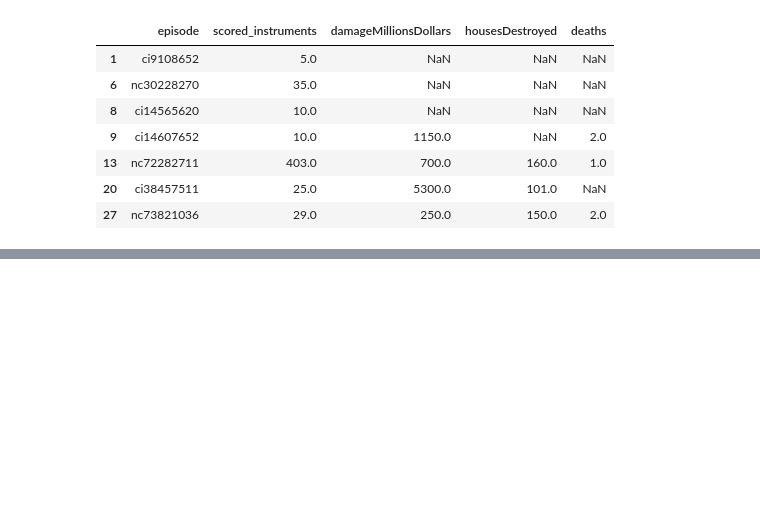
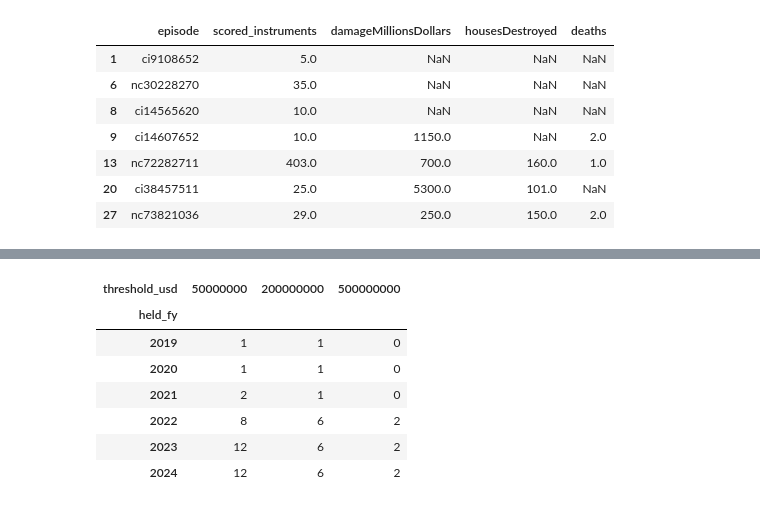
Before and after one commit to leonmarienga/ML-thesis, a Jupyter notebook: research/THESIS_REPRODUCTION.ipynb, the cells around one changed output, grey strips where cells are left out. Saved outputs shown, nothing was run; the diff lists cells and outputs as text; code cells hidden in the pictures; blank space fills up the shorter version.

```diff
--- a/research/THESIS_REPRODUCTION.ipynb
+++ b/research/THESIS_REPRODUCTION.ipynb
@@ -523,0 +528,19 @@ linked[["episode", "scored_instruments", "damageMillionsDollars", "housesDestroy
+# %%
+from pathlib import Path
+import pandas as pd
+
+continuous = Path("research/continuous")
+if not continuous.exists():
+    continuous = Path("continuous")
+maturity = pd.read_csv(continuous / "horizons/results/past_only_support.csv")
+mature = maturity.query('policy == "elapsed_36m_plus_90d_at_origin"')
+mature.pivot(index="held_fy", columns="threshold_usd", values="exceedance_episodes")
+# %% [output]
+| threshold_usd | 50000000 | 200000000 | 500000000 |
+| held_fy |  |  |  |
+| 2019 | 1 | 1 | 0 |
+| 2020 | 1 | 1 | 0 |
+| 2021 | 2 | 1 | 0 |
+| 2022 | 8 | 6 | 2 |
+| 2023 | 12 | 6 | 2 |
+| 2024 | 12 | 6 | 2 |
```
Also changed, not shown: parts of 2 cells of this notebook, 9 other files.
